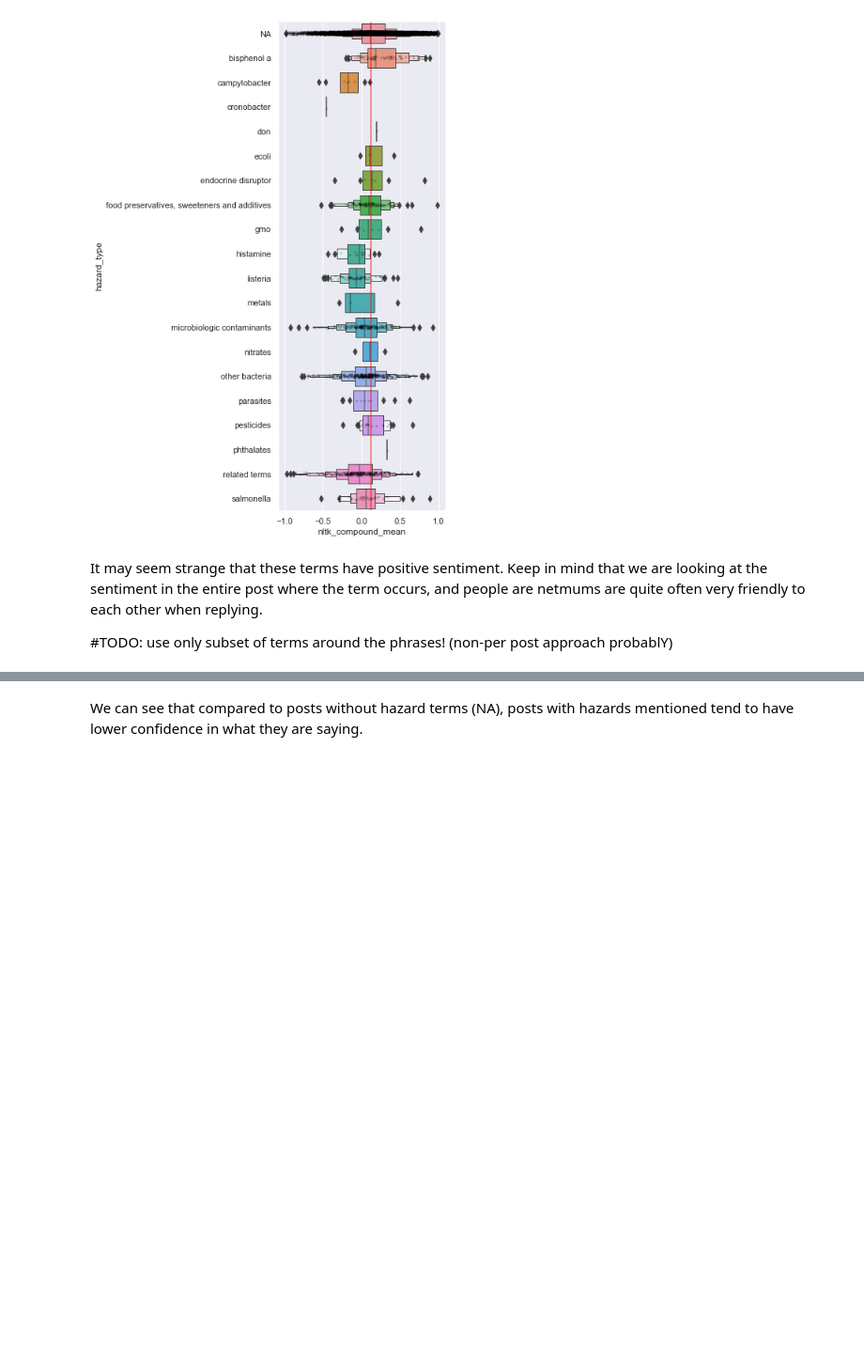
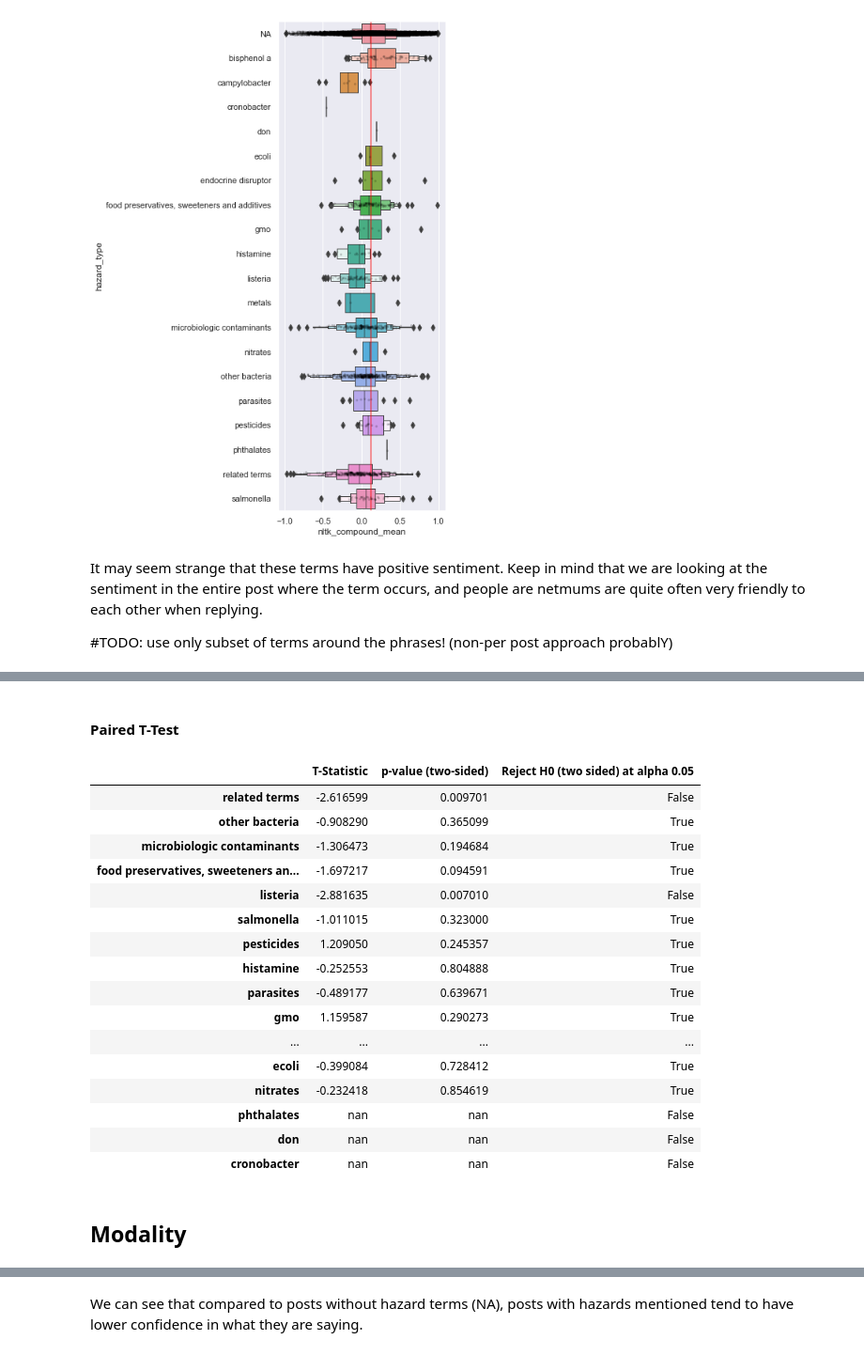
Before and after one commit to nershman/SAFFI-Project, a Jupyter notebook: notebooks/NETMUMS-topicmining-POSTS.ipynb, the cells around one changed output, grey strips where cells are left out. Shown at 94% size. Cells and saved outputs as stored; diff of their text form; code cells hidden in the pictures; blank space fills up the shorter version.

```diff
--- a/notebooks/NETMUMS-topicmining-POSTS.ipynb
+++ b/notebooks/NETMUMS-topicmining-POSTS.ipynb
@@ -938,3 +1222,28 @@ boxstrip('subjectivity', 'hazard_type')
+# %% [markdown]
+#### Paired T-Test
+# %%
+T_Test = get_paired_t_tests(paired_values, 'subjectivity')
+display_t_test()
+# %% [output]
+|  | T-Statistic | p-value (two-sided) | Reject H0 (two sided) at alpha 0.05 |
+| related terms | -2.616599 | 0.009701 | False |
+| other bacteria | -0.908290 | 0.365099 | True |
+| microbiologic contaminants | -1.306473 | 0.194684 | True |
+| food preservatives, sweeteners an... | -1.697217 | 0.094591 | True |
+| listeria | -2.881635 | 0.007010 | False |
+| salmonella | -1.011015 | 0.323000 | True |
+| pesticides | 1.209050 | 0.245357 | True |
+| histamine | -0.252553 | 0.804888 | True |
+| parasites | -0.489177 | 0.639671 | True |
+| gmo | 1.159587 | 0.290273 | True |
+| ... | ... | ... | ... |
+| ecoli | -0.399084 | 0.728412 | True |
+| nitrates | -0.232418 | 0.854619 | True |
+| phthalates | nan | nan | False |
+| don | nan | nan | False |
+| cronobacter | nan | nan | False |
+# %% [markdown]
+## Modality
 # %%
 sns.set(rc={'figure.figsize':(4,12)})
 boxstrip('modality_sentence_mean','hazard_type')
```
Also changed, not shown: parts of 58 cells of this notebook.
